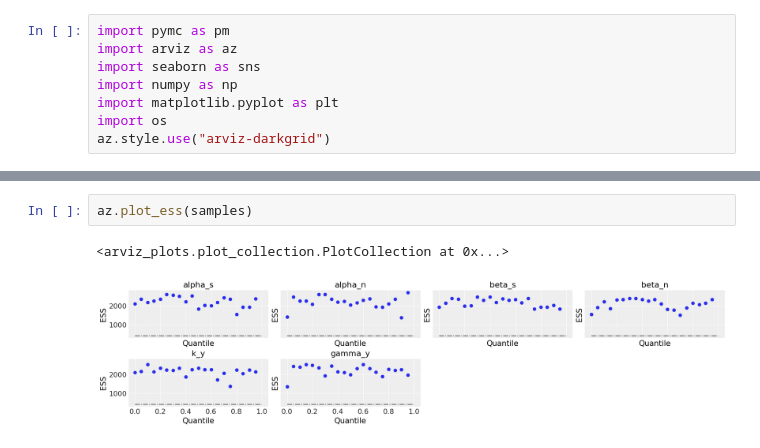
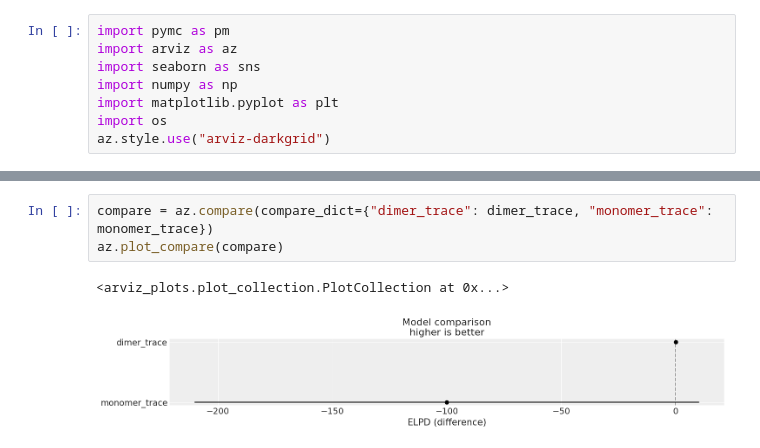
Before and after one commit to pacifistsilver/agsu_et_al_2025_mechanistic_models, a Jupyter notebook: abc-notebook.ipynb, the cells around one changed output, grey strips where cells are left out. Drawn from its saved outputs; the diff is of its cells as text.

```diff
--- a/abc-notebook.ipynb
+++ b/abc-notebook.ipynb
@@ -89,5 +54,6 @@ az.plot_dist(samples_sox2_monomer.posterior)
-# %%
-az.plot_ess(samples)
-# %% [output]
-<arviz_plots.plot_collection.PlotCollection at 0x...>
-[figure, removed]
+# %%
+compare = az.compare(compare_dict={"dimer_trace": dimer_trace, "monomer_trace": monomer_trace})
+az.plot_compare(compare)
+# %% [output]
+<arviz_plots.plot_collection.PlotCollection at 0x...>
+[figure, added]
```
Also changed, not shown: parts of 15 cells of this notebook, 19 other files.
